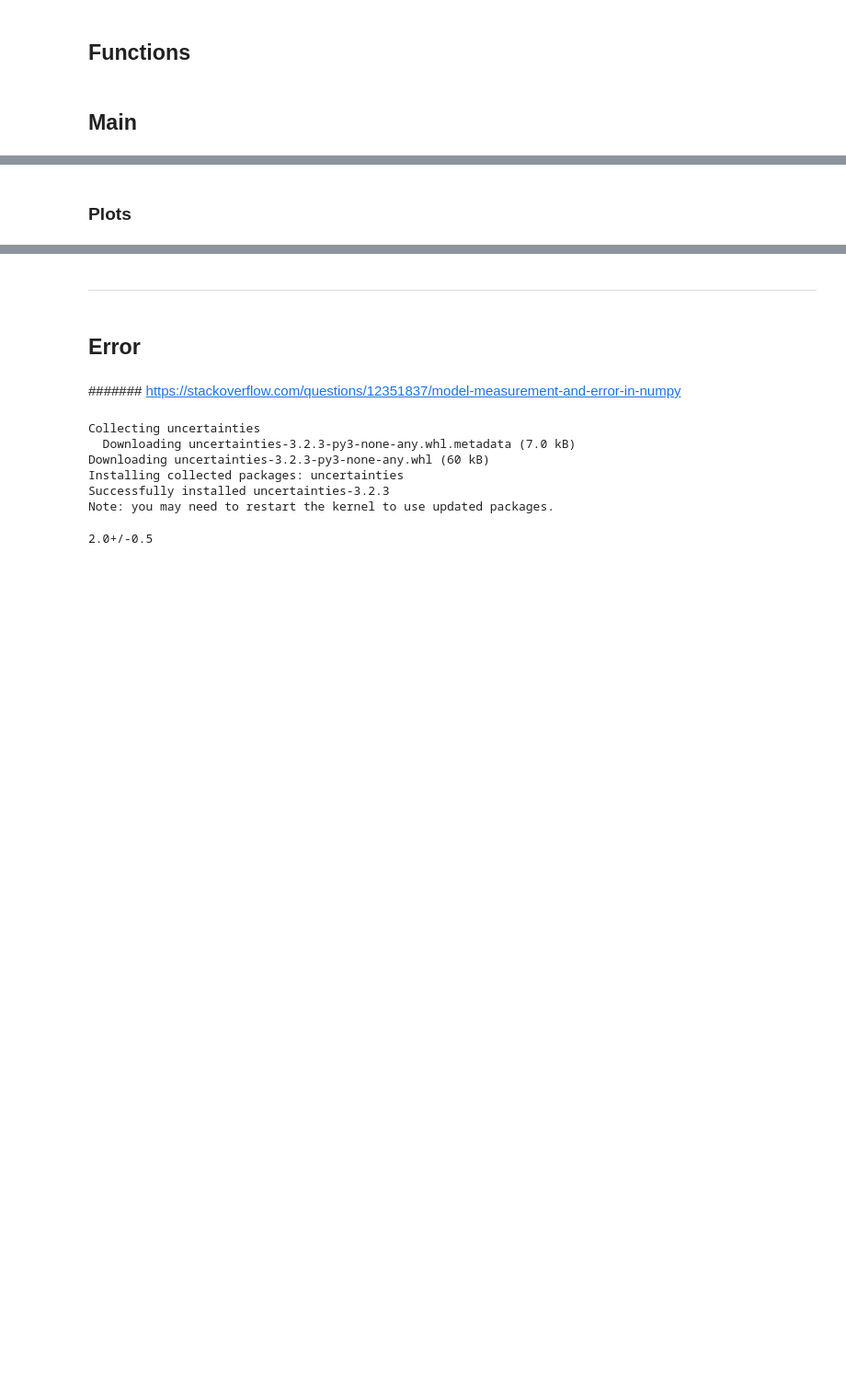
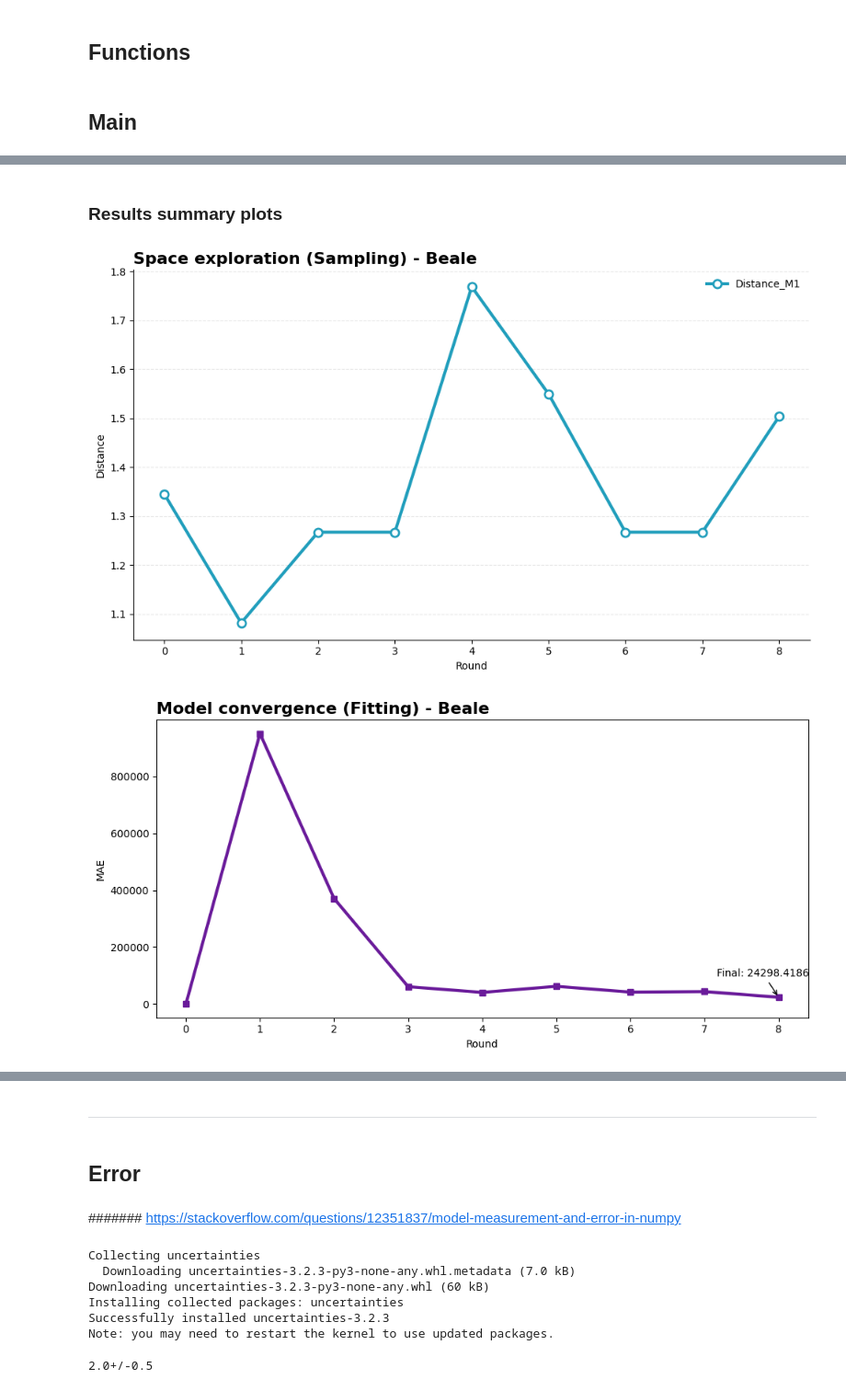
Before and after one commit to emma-reig/TFM_MuBiB_Emma-Reig, a Jupyter notebook: Analysis.ipynb, the cells around one changed output, grey strips where cells are left out. Shown at 92% size. Drawn from its saved outputs; the diff is of its cells as text; code cells hidden in the pictures; blank space fills up the shorter version.

```diff
--- a/Analysis.ipynb
+++ b/Analysis.ipynb
@@ -89,14 +91,14 @@ def plot_round(val_x, val_y, function, round: str): #, save_figure: bool = False
 # %%
-def avaluation(function, folder_path, save_plot: bool=False):
+def evaluation(function, folder_path, save_plot: bool=False):
 
     csvs = [f for f in os.listdir(folder_path) if f.endswith('.csv') and f.startswith(f'{function.name}') and "RESULT" not in f and "plot" not in f]
     csvs = sorted(csvs, key=lambda f: int(f.split('_')[-1].replace('.csv', '').replace('R', '')))
     for file in csvs:
         full_path = os.path.join(folder_path, file)
-        base_name = file.replace(f"{function.name}_", '')
-        output_file = f"{base_name.replace('.csv', '_RESULT.csv')}"
-        plot_file   = f"{base_name.replace('.csv', '_plot.jpg')}"
         round       = int(file.split('_')[-1].replace('.csv', '').replace('R', ''))
+        output_file = f"{function.name}_R{round}_RESULT.csv"
+        plot_file   = f"{function.name}_R{round}_plot.jpg"
+
 
         print("-" * 30)
         print(f"Processing file: {file}")
@@ -186,7 +178,7 @@ for function in functions:
 
     if os.path.exists(folder_path):
         print(f"Processing function: {function.name}")
-        avaluation(function, folder_path, save_plot=True)
+        evaluation(function, folder_path, save_plot=True)
         df_metrics = metrics(function, folder_path)
         all_results.append(df_metrics)
 # %% [output]
@@ -278,5 +282,5 @@ ValueError: invalid literal for int() with base 10: 'Himmelblau'
 # %% [markdown]
-### Plots
+### Results summary plots
 # %%
 def plot_by_function(final_table):
 
@@ -287,78 +291,74 @@ def plot_by_function(final_table):
     for func in functions:
 
         df = final_table[final_table['Function'] == func].copy()
-        df = df.sort_values('round_number')
+        df = df.sort_values('Round')
 
-        plt.rcParams['font.family'] = 'sans-serif'
-
-        color_sampling = '#219ebc'
         color_fitting = '#6a1b9a'
 
         # =========================================================
-        # 📍 PLOT 1: SAMPLING
+        # PLOT 1: SAMPLING
         # =========================================================
         fig, ax1 = plt.subplots(figsize=(10, 6))
 
-        ax1.plot(
-            df['round_number'],
-            df['Distance'],
-            marker='o',
-            markersize=8,
-            markerfacecolor='white',
-            markeredgewidth=2,
-            linestyle='-',
-            linewidth=3,
-            color=color_sampling,
-            label='Distance to minimum'
-        )
+        dist_cols = [col for col in df.columns if col.startswith('Distance_M')]
+        colors = ['#219ebc', '#023047', '#ffb703', '#fb8500']
+
+        for i, col in enumerate(dist_cols):
+            if df[col].notna().any():  # evitar columnas vacías
+
+                ax1.plot(
+                    df['Round'],
+                    df[col],
+                    marker='o',
+                    markersize=8,
+                    markerfacecolor='white',
+                    markeredgewidth=2,
+                    linestyle='-',
+                    linewidth=3,
+                    color=colors[i % len(colors)],
+                    label=col
+                )
+
 
         ax1.set_title(f'Space exploration (Sampling) - {func}', fontsize=16, fontweight='bold', loc='left')
-        ax1.set_xticks(df['round_number'])
+        ax1.set_xticks(df['Round'])
         ax1.set_xlabel('Round')
         ax1.set_ylabel('Distance')
 
         ax1.legend(frameon=False)
         ax1.spines['top'].set_visible(False)
         ax1.spines['right'].set_visible(False)
         ax1.grid(axis='y', linestyle='--', alpha=0.3)
 
         plt.tight_layout()
         plt.show()
 
         # =========================================================
-        # 📉 PLOT 2: FITTING (MAE)
+        # PLOT 2: FITTING (MAE)
         # =========================================================
         fig, ax2 = plt.subplots(figsize=(10, 5))
 
-        ax2.fill_between(df['round_number'], df['MAE'], color=color_fitting, alpha=0.1)
-
-        ax2.plot(
-            df['round_number'],
-            df['MAE'],
-            marker='s',
-            markersize=7,
-            color=color_fitting,
-            linewidth=3
-        )
+        ax2.plot(df['Round'], df['MAE'], marker='s', linewidth=3, color=color_fitting)
 
         ax2.set_title(f'Model convergence (Fitting) - {func}', fontsize=16, fontweight='bold', loc='left')
-        ax2.set_xticks(df['round_number'])
+        ax2.set_xticks(df['Round'])
         ax2.set_xlabel('Round')
         ax2.set_ylabel('MAE')
 
-        ax2.spines['top'].set_visible(False)
-        ax2.spines['right'].set_visible(False)
-
-        # ✅ anotación final
         final_mae = df['MAE'].iloc[-1]
 
         ax2.annotate(
             f'Final: {final_mae:.4f}',
-            xy=(df['round_number'].iloc[-1], final_mae),
+            xy=(df['Round'].iloc[-1], final_mae),
             xytext=(-60, 20),
             textcoords='offset points',
             arrowprops=dict(arrowstyle='->')
         )
 
         plt.tight_layout()
         plt.show()
+
+plot_by_function(final_table)
+# %% [output]
+[figure, added]
+[figure, added]
```
Also changed, not shown: parts of 11 cells of this notebook, 1 other file.
